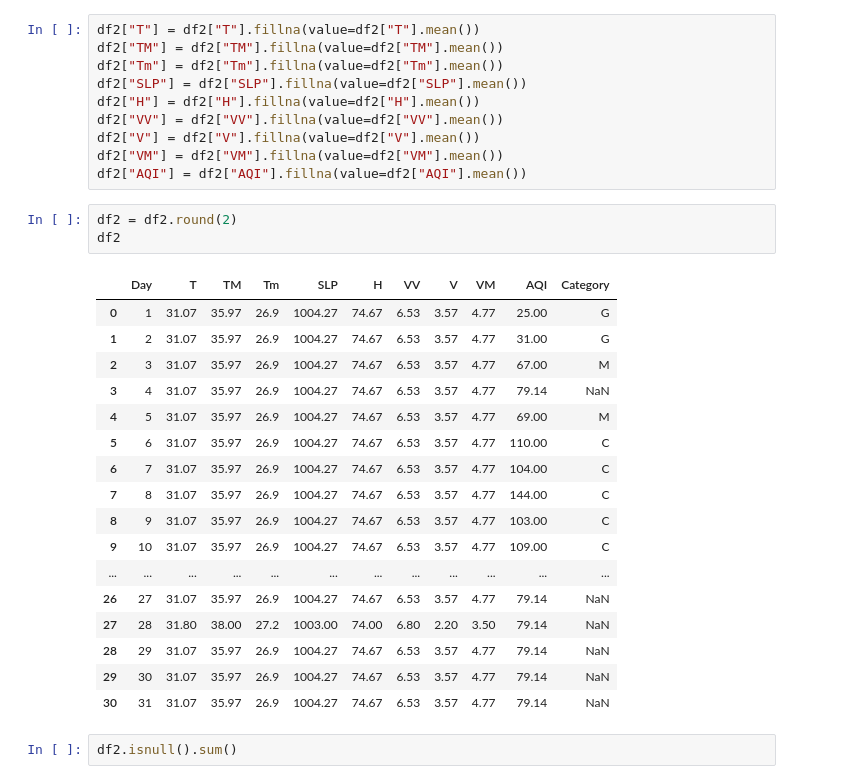
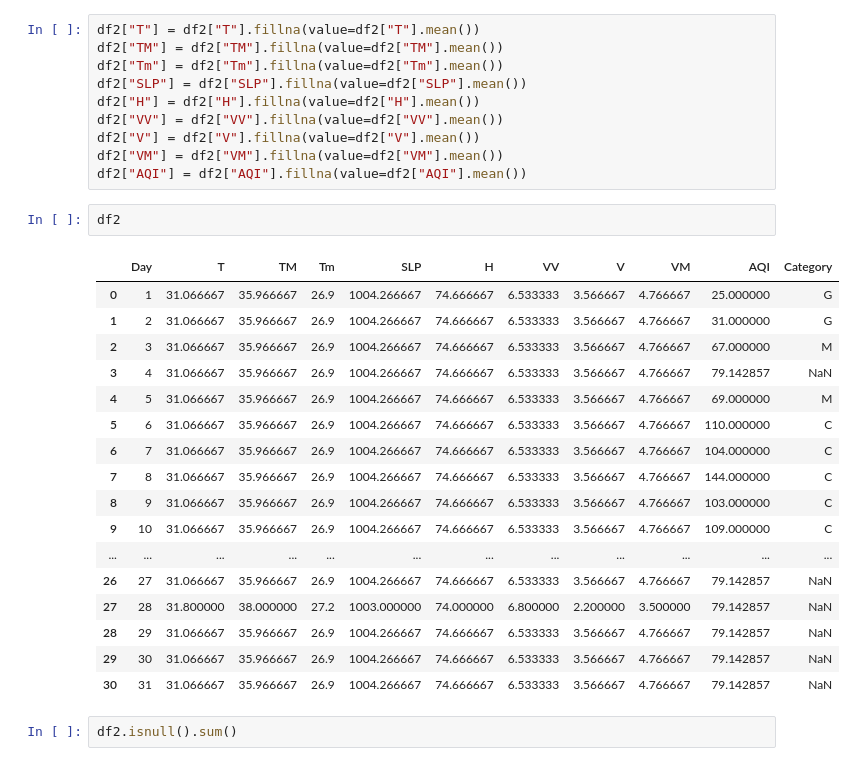
Before and after one commit to RuttonSarker/Prediction-of-Air-Quality-Index-in-Bangladesh-Using-Machine-Learning-Techniques, a Jupyter notebook: Khulna/KHULNA 2019 FE.ipynb, the cells around one changed output. Saved outputs shown, nothing was run; the diff lists cells and outputs as text.

```diff
--- a/Khulna/KHULNA 2019 FE.ipynb
+++ b/Khulna/KHULNA 2019 FE.ipynb
@@ -283,26 +282,25 @@ df2["V"] = df2["V"].fillna(value=df2["V"].mean())
 df2["VM"] = df2["VM"].fillna(value=df2["VM"].mean())
 df2["AQI"] = df2["AQI"].fillna(value=df2["AQI"].mean())
 # %%
-df2 = df2.round(2)
 df2
 # %% [output]
 |  | Day | T | TM | Tm | SLP | H | VV | V | VM | AQI | Category |
-| 0 | 1 | 31.07 | 35.97 | 26.9 | 1004.27 | 74.67 | 6.53 | 3.57 | 4.77 | 25.00 | G |
-| 1 | 2 | 31.07 | 35.97 | 26.9 | 1004.27 | 74.67 | 6.53 | 3.57 | 4.77 | 31.00 | G |
-| 2 | 3 | 31.07 | 35.97 | 26.9 | 1004.27 | 74.67 | 6.53 | 3.57 | 4.77 | 67.00 | M |
-| 3 | 4 | 31.07 | 35.97 | 26.9 | 1004.27 | 74.67 | 6.53 | 3.57 | 4.77 | 79.14 | NaN |
-| 4 | 5 | 31.07 | 35.97 | 26.9 | 1004.27 | 74.67 | 6.53 | 3.57 | 4.77 | 69.00 | M |
-| 5 | 6 | 31.07 | 35.97 | 26.9 | 1004.27 | 74.67 | 6.53 | 3.57 | 4.77 | 110.00 | C |
-| 6 | 7 | 31.07 | 35.97 | 26.9 | 1004.27 | 74.67 | 6.53 | 3.57 | 4.77 | 104.00 | C |
-| 7 | 8 | 31.07 | 35.97 | 26.9 | 1004.27 | 74.67 | 6.53 | 3.57 | 4.77 | 144.00 | C |
-| 8 | 9 | 31.07 | 35.97 | 26.9 | 1004.27 | 74.67 | 6.53 | 3.57 | 4.77 | 103.00 | C |
-| 9 | 10 | 31.07 | 35.97 | 26.9 | 1004.27 | 74.67 | 6.53 | 3.57 | 4.77 | 109.00 | C |
+| 0 | 1 | 31.066667 | 35.966667 | 26.9 | 1004.266667 | 74.666667 | 6.533333 | 3.566667 | 4.766667 | 25.000000 | G |
+| 1 | 2 | 31.066667 | 35.966667 | 26.9 | 1004.266667 | 74.666667 | 6.533333 | 3.566667 | 4.766667 | 31.000000 | G |
+| 2 | 3 | 31.066667 | 35.966667 | 26.9 | 1004.266667 | 74.666667 | 6.533333 | 3.566667 | 4.766667 | 67.000000 | M |
+| 3 | 4 | 31.066667 | 35.966667 | 26.9 | 1004.266667 | 74.666667 | 6.533333 | 3.566667 | 4.766667 | 79.142857 | NaN |
+| 4 | 5 | 31.066667 | 35.966667 | 26.9 | 1004.266667 | 74.666667 | 6.533333 | 3.566667 | 4.766667 | 69.000000 | M |
+| 5 | 6 | 31.066667 | 35.966667 | 26.9 | 1004.266667 | 74.666667 | 6.533333 | 3.566667 | 4.766667 | 110.000000 | C |
+| 6 | 7 | 31.066667 | 35.966667 | 26.9 | 1004.266667 | 74.666667 | 6.533333 | 3.566667 | 4.766667 | 104.000000 | C |
+| 7 | 8 | 31.066667 | 35.966667 | 26.9 | 1004.266667 | 74.666667 | 6.533333 | 3.566667 | 4.766667 | 144.000000 | C |
+| 8 | 9 | 31.066667 | 35.966667 | 26.9 | 1004.266667 | 74.666667 | 6.533333 | 3.566667 | 4.766667 | 103.000000 | C |
+| 9 | 10 | 31.066667 | 35.966667 | 26.9 | 1004.266667 | 74.666667 | 6.533333 | 3.566667 | 4.766667 | 109.000000 | C |
 | ... | ... | ... | ... | ... | ... | ... | ... | ... | ... | ... | ... |
-| 26 | 27 | 31.07 | 35.97 | 26.9 | 1004.27 | 74.67 | 6.53 | 3.57 | 4.77 | 79.14 | NaN |
-| 27 | 28 | 31.80 | 38.00 | 27.2 | 1003.00 | 74.00 | 6.80 | 2.20 | 3.50 | 79.14 | NaN |
-| 28 | 29 | 31.07 | 35.97 | 26.9 | 1004.27 | 74.67 | 6.53 | 3.57 | 4.77 | 79.14 | NaN |
-| 29 | 30 | 31.07 | 35.97 | 26.9 | 1004.27 | 74.67 | 6.53 | 3.57 | 4.77 | 79.14 | NaN |
-| 30 | 31 | 31.07 | 35.97 | 26.9 | 1004.27 | 74.67 | 6.53 | 3.57 | 4.77 | 79.14 | NaN |
+| 26 | 27 | 31.066667 | 35.966667 | 26.9 | 1004.266667 | 74.666667 | 6.533333 | 3.566667 | 4.766667 | 79.142857 | NaN |
+| 27 | 28 | 31.800000 | 38.000000 | 27.2 | 1003.000000 | 74.000000 | 6.800000 | 2.200000 | 3.500000 | 79.142857 | NaN |
+| 28 | 29 | 31.066667 | 35.966667 | 26.9 | 1004.266667 | 74.666667 | 6.533333 | 3.566667 | 4.766667 | 79.142857 | NaN |
+| 29 | 30 | 31.066667 | 35.966667 | 26.9 | 1004.266667 | 74.666667 | 6.533333 | 3.566667 | 4.766667 | 79.142857 | NaN |
+| 30 | 31 | 31.066667 | 35.966667 | 26.9 | 1004.266667 | 74.666667 | 6.533333 | 3.566667 | 4.766667 | 79.142857 | NaN |
 # %%
 df2.isnull().sum()
 # %% [output]
```
Also changed, not shown: parts of 12 cells of this notebook, 2 other files.
